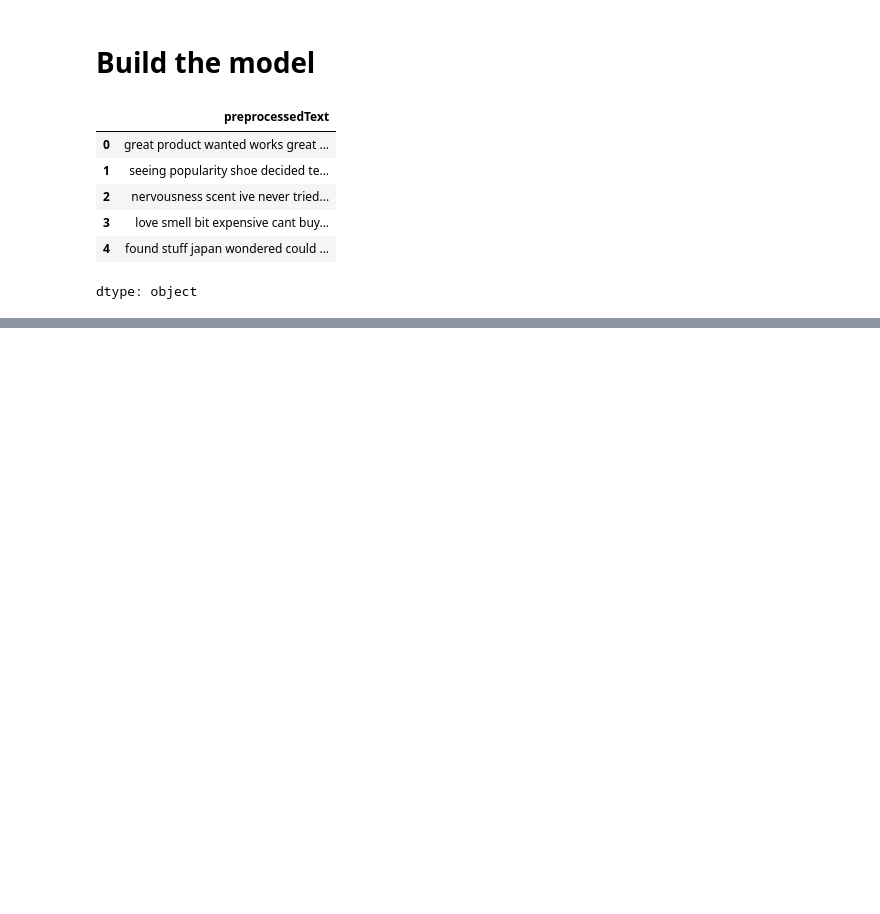
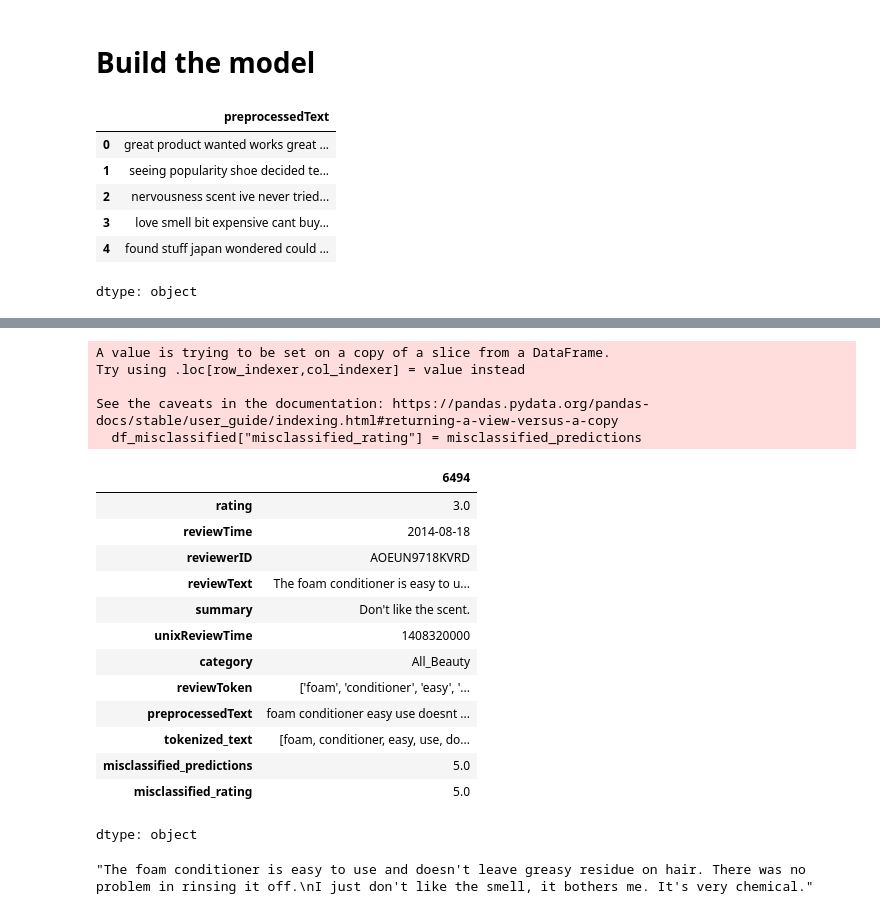
Before and after one commit to lebe1/text-oriented-data-science-project, a Jupyter notebook: Data_Modeling.ipynb, the cells around one changed output, grey strips where cells are left out. Cells and saved outputs as stored; diff of their text form; code cells hidden in the pictures; blank space fills up the shorter version.

Commit message:
Finish modeling tasks

```diff
--- a/Data_Modeling.ipynb
+++ b/Data_Modeling.ipynb
@@ -158,6 +243,28 @@ weighted avg       0.81      0.81      0.78      2400
 # %%
+X_combined = np.hstack((X_tfidf, X_w2v))
+y = df['rating']
+
+X_train, X_test, y_train, y_test = train_test_split(X_combined, y, test_size=0.2, random_state=42)
+
+svc_config = {
+    "random_state": 42,
+    "test_size": 0.2,
+    "max_iter": 10000,
+    "penalty": "l1",
+    "dataset": "Combined"
+}
+
+wandb_project_name = "DOPP analysis"
+
+wandb.init(
+    project=wandb_project_name,
+    name="svc_experiment-3",
+    config=svc_config
+)
+
 start_time = time.time()
-linear_svc_model = LinearSVC(random_state=42)
+
+linear_svc_model = LinearSVC(random_state=svc_config["random_state"], penalty=svc_config["penalty"])
 linear_svc_model.fit(X_train, y_train)
 
 y_pred_svc = linear_svc_model.predict(X_test)
@@ -168,9 +275,18 @@ f1Score = f1_score(y_test, y_pred_svc, average='macro')
 precision = precision_score(y_test, y_pred_svc, average='macro')
 recall = recall_score(y_test, y_pred_svc, average='macro')
 
+wandb.log({
+    "Execution Time": execution_time,
+    "F1 Score": f1Score,
+    "Precision Score": precision,
+    "Recall Score": recall
+})
+
 print("Execution Time:", execution_time, "seconds")
 print("Precision Score:", precision)
 print("Recall Score:", recall)
 print("F1 Score:", f1Score, "\n")
 print(classification_report(y_test, y_pred_svc))
+
+wandb.finish()
 # %% [output]
@@ -197,0 +340,5 @@ weighted avg       0.70      0.74      0.68      2400
+# %%
+false_preds_svc = y_pred_svc != y_test
+
+misclassified_predictions = y_pred_svc[false_preds_svc]
+misclassified_labels = y_test[false_preds_svc]
@@ -197,0 +388,31 @@ weighted avg       0.70      0.74      0.68      2400
+# %%
+df_misclassified = df.iloc[misclassified_labels.index]
+# %%
+df_misclassified["misclassified_rating"] = misclassified_predictions
+# %% [output]
+A value is trying to be set on a copy of a slice from a DataFrame.
+Try using .loc[row_indexer,col_indexer] = value instead
+
+See the caveats in the documentation: https://pandas.pydata.org/pandas-docs/stable/user_guide/indexing.html#returning-a-view-versus-a-copy
+  df_misclassified["misclassified_rating"] = misclassified_predictions
+# %%
+df_misclassified.iloc[0]
+# %% [output]
+|  | 6494 |
+| rating | 3.0 |
+| reviewTime | 2014-08-18 |
+| reviewerID | AOEUN9718KVRD |
+| reviewText | The foam conditioner is easy to u... |
+| summary | Don't like the scent. |
+| unixReviewTime | 1408320000 |
+| category | All_Beauty |
+| reviewToken | ['foam', 'conditioner', 'easy', '... |
+| preprocessedText | foam conditioner easy use doesnt ... |
+| tokenized_text | [foam, conditioner, easy, use, do... |
+| misclassified_predictions | 5.0 |
+| misclassified_rating | 5.0 |
+dtype: object
+# %%
+df_misclassified.iloc[0]["reviewText"]
+# %% [output]
+"The foam conditioner is easy to use and doesn't leave greasy residue on hair. There was no problem in rinsing it off.\nI just don't like the smell, it bothers me. It's very chemical."
```
Also changed, not shown: parts of 41 cells of this notebook.
